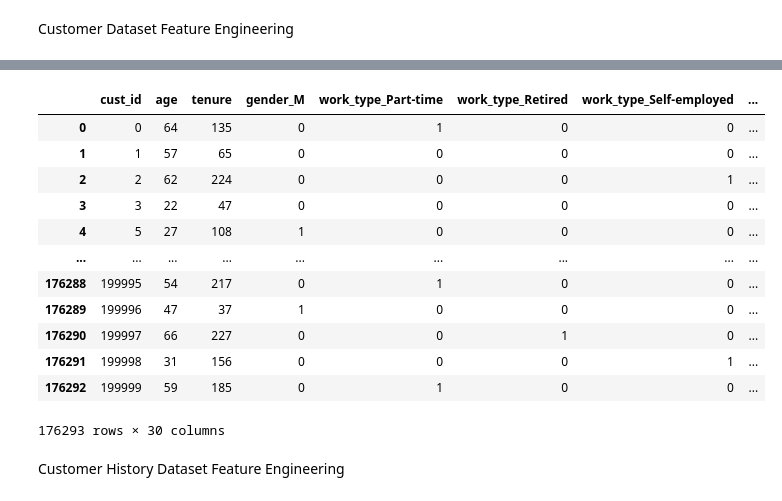
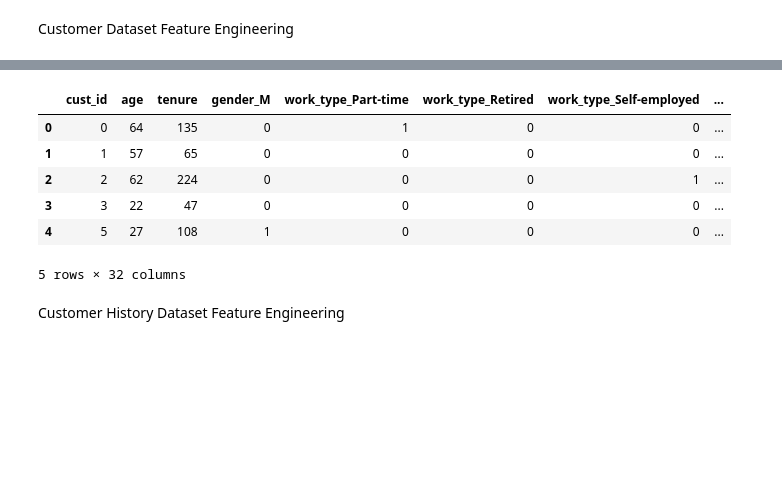
Before and after one commit to bthnsrts/datathon-team-guney-kampus, a Jupyter notebook: notebooks/feature_engineering.ipynb, the cells around one changed output, grey strips where cells are left out. Cells and saved outputs as stored; diff of their text form; code cells hidden in the pictures; blank space fills up the shorter version.

```diff
--- a/notebooks/feature_engineering.ipynb
+++ b/notebooks/feature_engineering.ipynb
@@ -32,0 +46,2 @@ cust_encoded = pd.get_dummies(cust, columns=['gender', 'work_type', 'work_sector
+# %%
+cust_encoded['age_bin'] = pd.qcut(cust_encoded['age'], q = 10, labels = False)
@@ -33,19 +56,15 @@ cust_encoded = pd.get_dummies(cust, columns=['gender', 'work_type', 'work_sector
+# %%
+cust_encoded['tenure_bin'] = pd.qcut(cust_encoded['tenure'], q = 5, labels = False)
 # %%
-cust_encoded
+cust_encoded.head()
 # %% [output]
 |  | cust_id | age | tenure | gender_M | work_type_Part-time | work_type_Retired | work_type_Self-employed | ... |
 | 0 | 0 | 64 | 135 | 0 | 1 | 0 | 0 | ... |
 | 1 | 1 | 57 | 65 | 0 | 0 | 0 | 0 | ... |
 | 2 | 2 | 62 | 224 | 0 | 0 | 0 | 1 | ... |
 | 3 | 3 | 22 | 47 | 0 | 0 | 0 | 0 | ... |
 | 4 | 5 | 27 | 108 | 1 | 0 | 0 | 0 | ... |
-| ... | ... | ... | ... | ... | ... | ... | ... | ... |
-| 176288 | 199995 | 54 | 217 | 0 | 1 | 0 | 0 | ... |
-| 176289 | 199996 | 47 | 37 | 1 | 0 | 0 | 0 | ... |
-| 176290 | 199997 | 66 | 227 | 0 | 0 | 1 | 0 | ... |
-| 176291 | 199998 | 31 | 156 | 0 | 0 | 0 | 1 | ... |
-| 176292 | 199999 | 59 | 185 | 0 | 1 | 0 | 0 | ... |
-176293 rows × 30 columns
+5 rows × 32 columns
 # %% [markdown]
 Customer History Dataset Feature Engineering
 # %%
```
Also changed, not shown: parts of 30 cells of this notebook.
